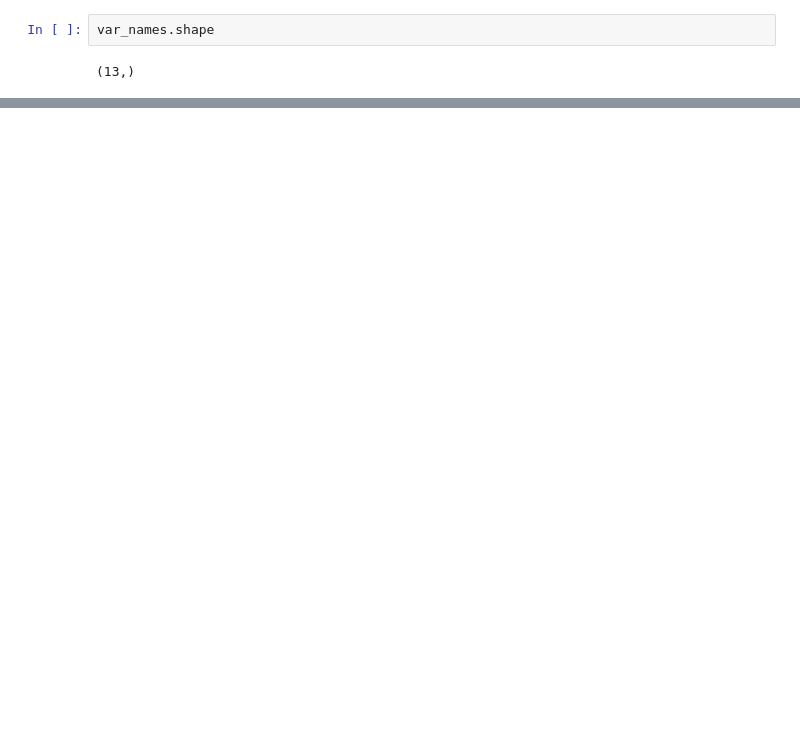
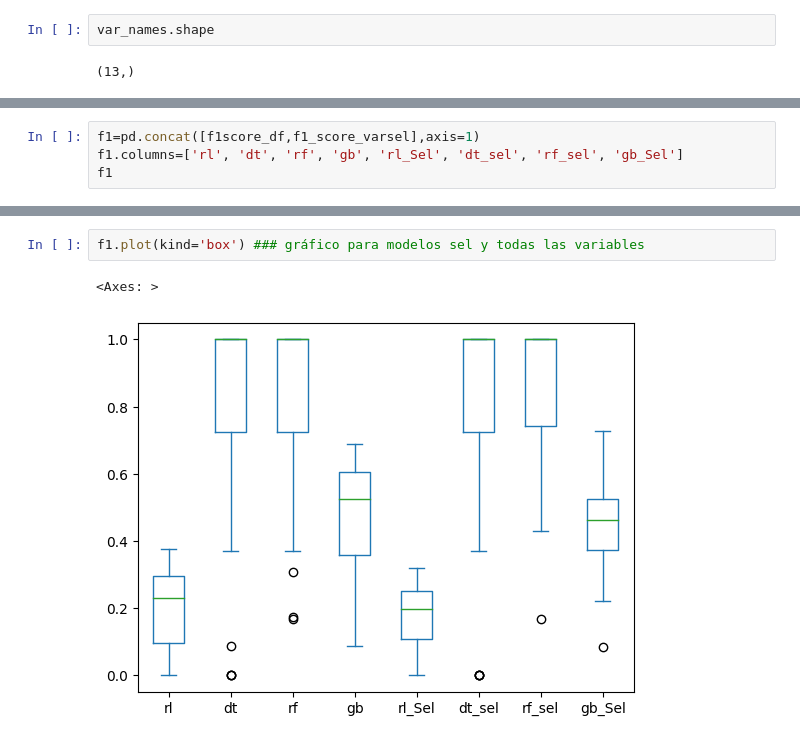
Before and after one commit to Laurahg22/Trabajo-analitica-RH, a Jupyter notebook: d_modelos.ipynb, the cells around one changed output, grey strips where cells are left out. Drawn from its saved outputs; the diff is of its cells as text; blank space fills up the shorter version.

```diff
--- a/d_modelos.ipynb
+++ b/d_modelos.ipynb
@@ -142,0 +158,4 @@ array(['Age', 'BusinessTravel_Travel_Frequently', 'DistanceFromHome',
+# %%
+f1=pd.concat([f1score_df,f1_score_varsel],axis=1)
+f1.columns=['rl', 'dt', 'rf', 'gb', 'rl_Sel', 'dt_sel', 'rf_sel', 'gb_Sel']
+f1
@@ -142,0 +190,5 @@ array(['Age', 'BusinessTravel_Travel_Frequently', 'DistanceFromHome',
+# %%
+f1.plot(kind='box') ### gráfico para modelos sel y todas las variables
+# %% [output]
+<Axes: >
+[figure, added]
```
Also changed, not shown: parts of 28 cells of this notebook.
